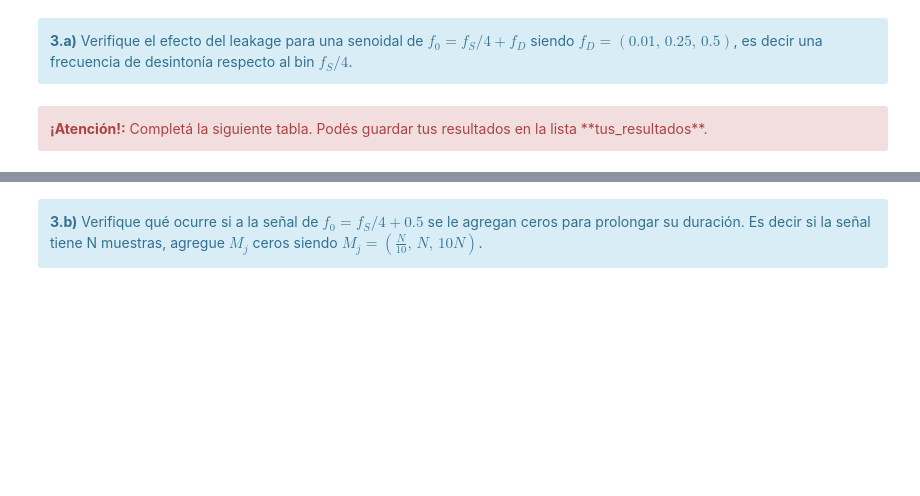
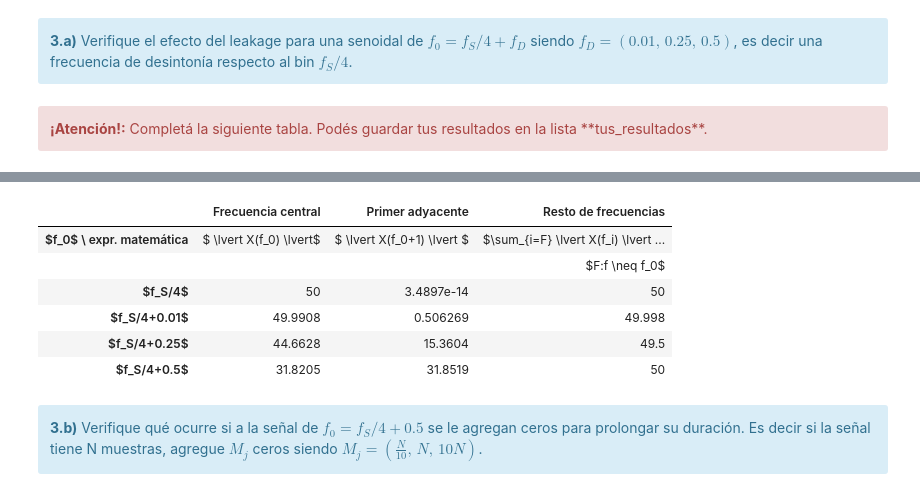
Before and after one commit to FabianVillada/PDS_TPs, a Jupyter notebook: TP1_Muestreo_Fourier.ipynb, the cells around one changed output, grey strips where cells are left out. Cells and saved outputs as stored; diff of their text form; code cells hidden in the pictures; blank space fills up the shorter version.

Commit message:
3.a faltan graficas

```diff
--- a/TP1_Muestreo_Fourier.ipynb
+++ b/TP1_Muestreo_Fourier.ipynb
@@ -471,3 +443,91 @@ HTML(df.to_html())
+# %%
+import numpy as np
+
+import matplotlib.pyplot as plt
+
+from pandas import DataFrame
+from IPython.display import HTML
+
+
+
+# Inicializamos las variables donde vamos a almacenar los datos :D
+tus_resultados = [ ['$ \lvert X(f_0) \lvert$', '$ \lvert X(f_0+1) \lvert $', '$\sum_{i=F} \lvert X(f_i) \lvert ^2 $'],
+                   [''                       , ''                          , '$F:f \neq f_0$'                       ]
+                 ]
+
+
+
+def generador_senoidal (fs, f0, N, a0, p0):
+
+    tt=np.arange(N/fs , step=1/fs)
+    signal = a0 * np.sin( 2 * np.pi * f0 * tt + p0 )
+
+    return tt, signal
+
+
+##############################################################################
+
+N  = 100
+fs = 100
+#df=fs/N
+
+a0 = 1 # Volts
+p0 = 0  #radianes.
+
+Energias_senial = []
+Energias_DFT = []
+Central = []
+Adyacente = []
+
+
+
+
+fd = [0, 0.01, 0.25, 0.5]
+
+for i in range(len(fd)):
+
+    f0 = fs/4  + fd[i]
+
+    tt , signal = generador_senoidal(fs , f0 , N , a0 , p0)
+
+
+    fft = np.fft.fft(signal , N) # no hace falta pasar N
+    fftabs = np.abs(fft)
+    fftangle = np.angle(fft)
+
+    Energias_senial.append(np.mean(signal**2))
+    Energias_DFT.append(np.mean(fftabs**2))
+
+    Central.append(fftabs[25])
+    Adyacente.append(fftabs[26])
+
+    tus_resultados.append([ (fftabs[25]), (fftabs[26]) , (np.mean(fftabs**2)) ])
+
+
+
+
+#######################################
+# Tu simulación que genere resultados #
+#######################################
+
+
+
+df = DataFrame(tus_resultados, columns=['Frecuencia central', 'Primer adyacente', 'Resto de frecuencias'],
+               index=['$f_0$ \ expr. matemática',
+                      '',
+                      '$f_S/4$',
+                      '$f_S/4+0.01$',
+                      '$f_S/4+0.25$',
+                      '$f_S/4+0.5$'])
+HTML(df.to_html())
+# %% [output]
+|  | Frecuencia central | Primer adyacente | Resto de frecuencias |
+| $f_0$ \ expr. matemática | $ \lvert X(f_0) \lvert$ | $ \lvert X(f_0+1) \lvert $ | $\sum_{i=F} \lvert X(f_i) \lvert ... |
+|  |  |  | $F:f \neq f_0$ |
+| $f_S/4$ | 50 | 3.4897e-14 | 50 |
+| $f_S/4+0.01$ | 49.9908 | 0.506269 | 49.998 |
+| $f_S/4+0.25$ | 44.6628 | 15.3604 | 49.5 |
+| $f_S/4+0.5$ | 31.8205 | 31.8519 | 50 |
 # %% [markdown]
 <div class="alert alert-block alert-info">
 <b>3.b)</b> Verifique qué ocurre si a la señal de $f_0 = f_S/4 + 0.5$ se le agregan ceros para prolongar su duración. Es decir si la señal tiene N muestras, agregue $M_j$ ceros siendo $M_j = ( \frac{N}{10},\, N,\, 10N)$.
```
Also changed, not shown: parts of 1 cell of this notebook.
